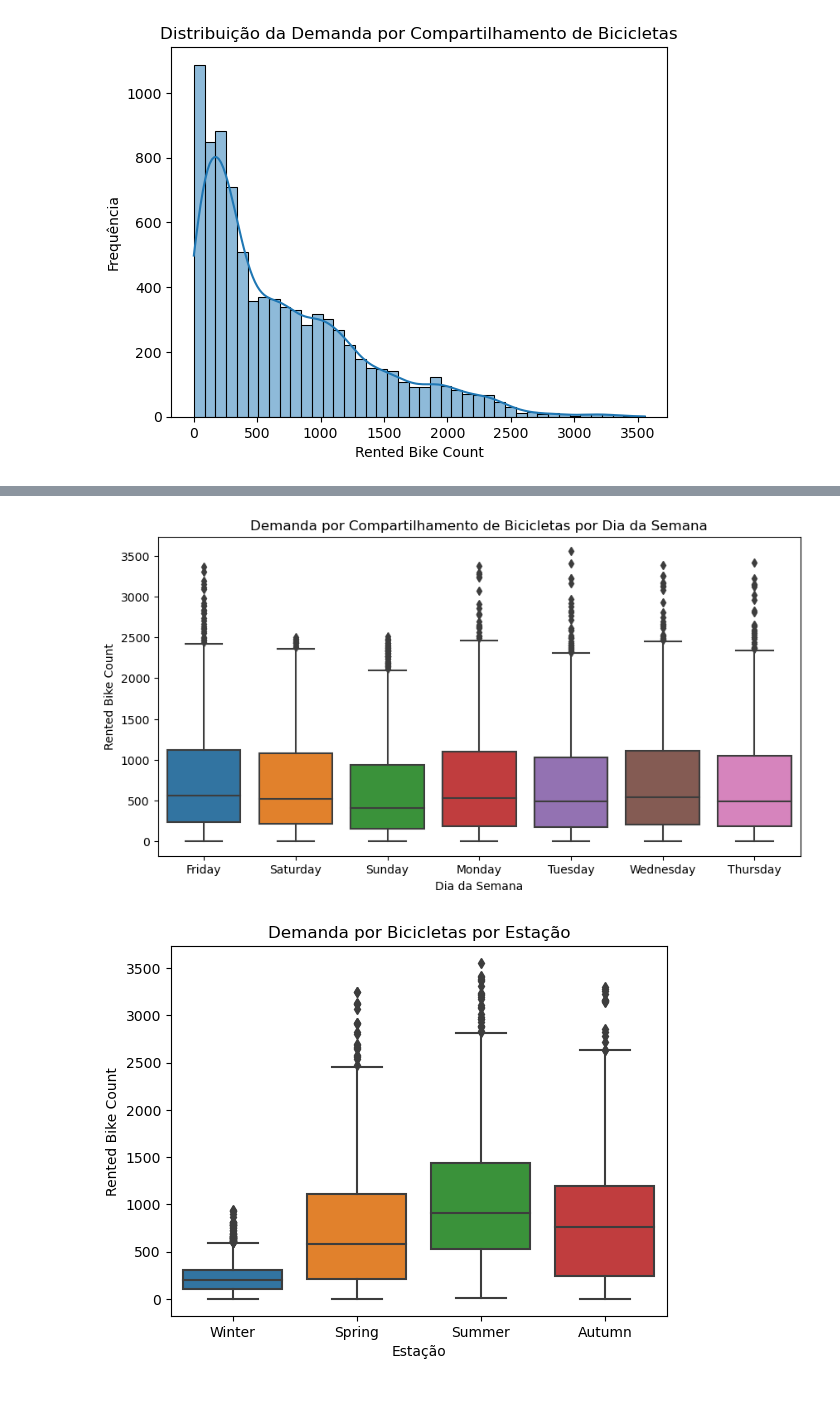
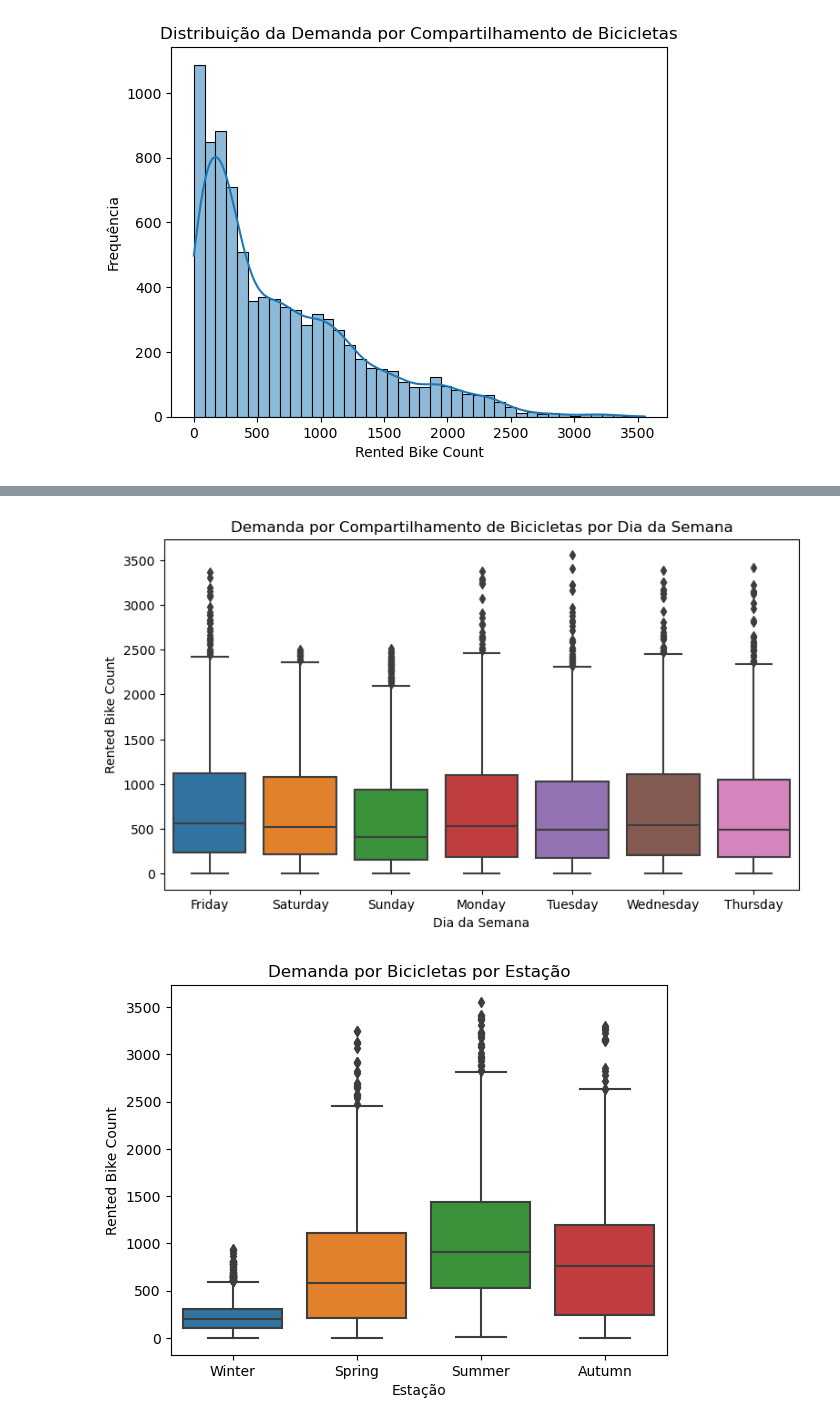
Before and after one commit to JpLimags/Regression_power_consumption__tetouan_city, a Jupyter notebook: seoul bike sharing.ipynb, the cells around one changed output, grey strips where cells are left out. Drawn from its saved outputs; the diff is of its cells as text; code cells hidden in the pictures; blank space fills up the shorter version.

Commit message:
add last graphs

```diff
--- a/seoul bike sharing.ipynb
+++ b/seoul bike sharing.ipynb
@@ -127,15 +121,15 @@ ValueError: could not convert string to float: 'Winter'
 # %%
 
 df['Day_of_Week'] = df['Date'].dt.day_name()
 
-plt.figure(figsize=(10,5))
+plt.figure(figsize=(9,5))
 sns.boxplot(x='Day_of_Week', y='Rented Bike Count', data=df)
 plt.title('Demanda por Compartilhamento de Bicicletas por Dia da Semana')
 plt.xlabel('Dia da Semana')
 plt.ylabel('Rented Bike Count')
 plt.show()
 # %% [output]
-[figure, old version]
+[figure, new version]
 # %%
 sns.boxplot(x='Seasons', y='Rented Bike Count', data=df)
 plt.title('Demanda por Bicicletas por Estação')
```
Also changed, not shown: parts of 8 cells of this notebook.
